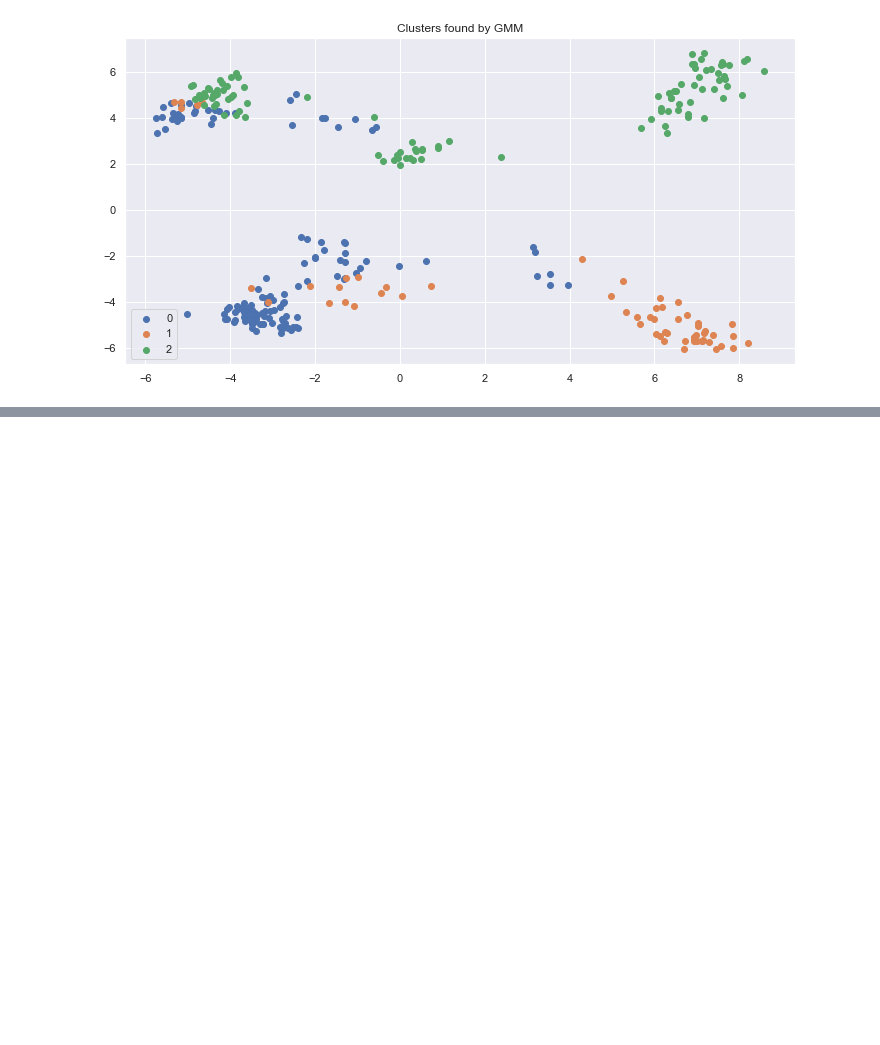
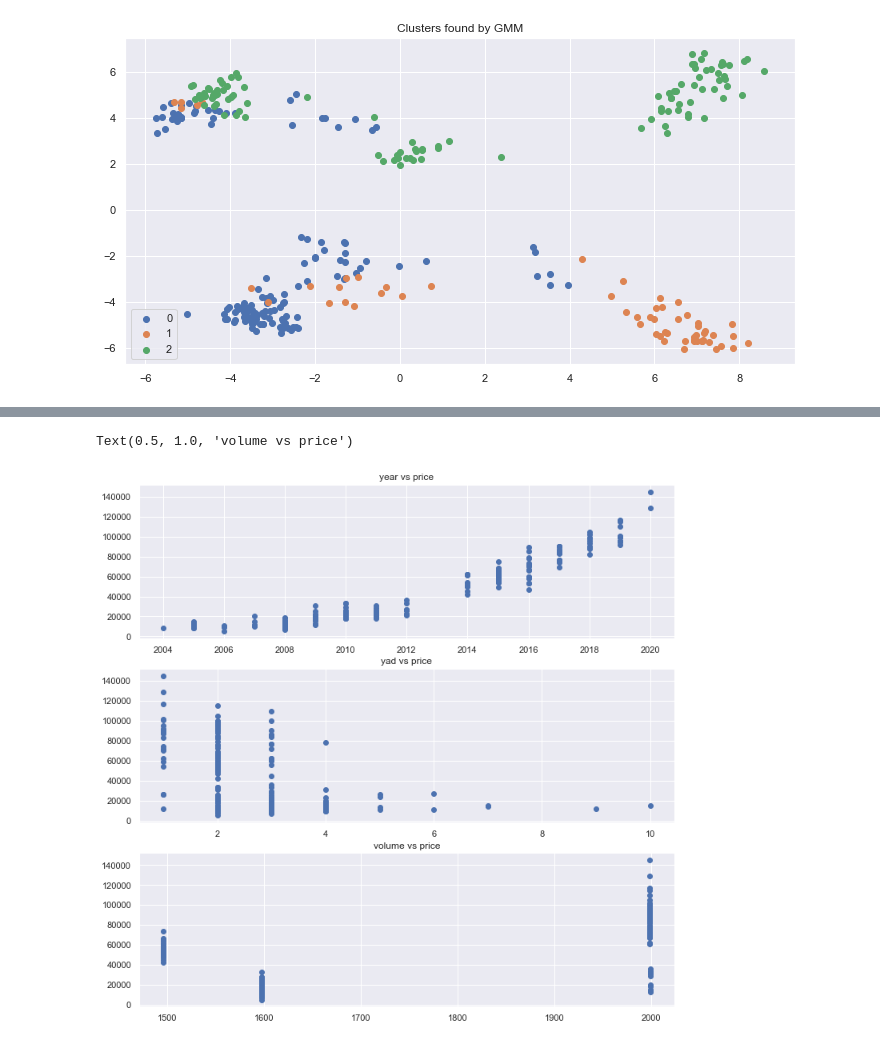
Before and after one commit to HalivaMatan/Final-Project-Data-Science-Course, a Jupyter notebook: DS - Face Detection Project.ipynb, the cells around one changed output, grey strips where cells are left out. Drawn from its saved outputs; the diff is of its cells as text; code cells hidden in the pictures; blank space fills up the shorter version.

```diff
--- a/DS - Face Detection Project.ipynb
+++ b/DS - Face Detection Project.ipynb
@@ -853,0 +1409,11 @@ best_silhouette=0.32145017272458604
+# %%
+fig, axs = plt.subplots(3, figsize=(12,12))
+axs[0].scatter(df.year, df.price)
+axs[0].set_title("year vs price")
+axs[1].scatter(df.yad, df.price)
+axs[1].set_title("yad vs price")
+axs[2].scatter(df.volume, df.price)
+axs[2].set_title("volume vs price")
+# %% [output]
+Text(0.5, 1.0, 'volume vs price')
+[figure, added]
```
Also changed, not shown: parts of 67 cells of this notebook.
